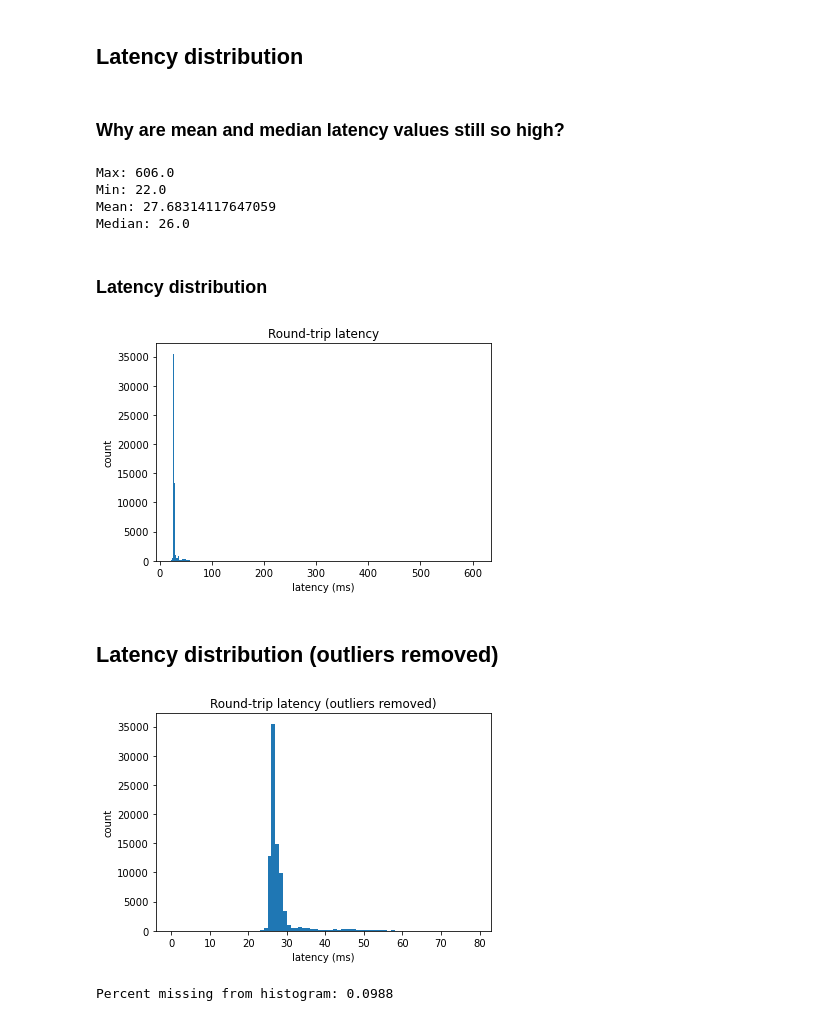
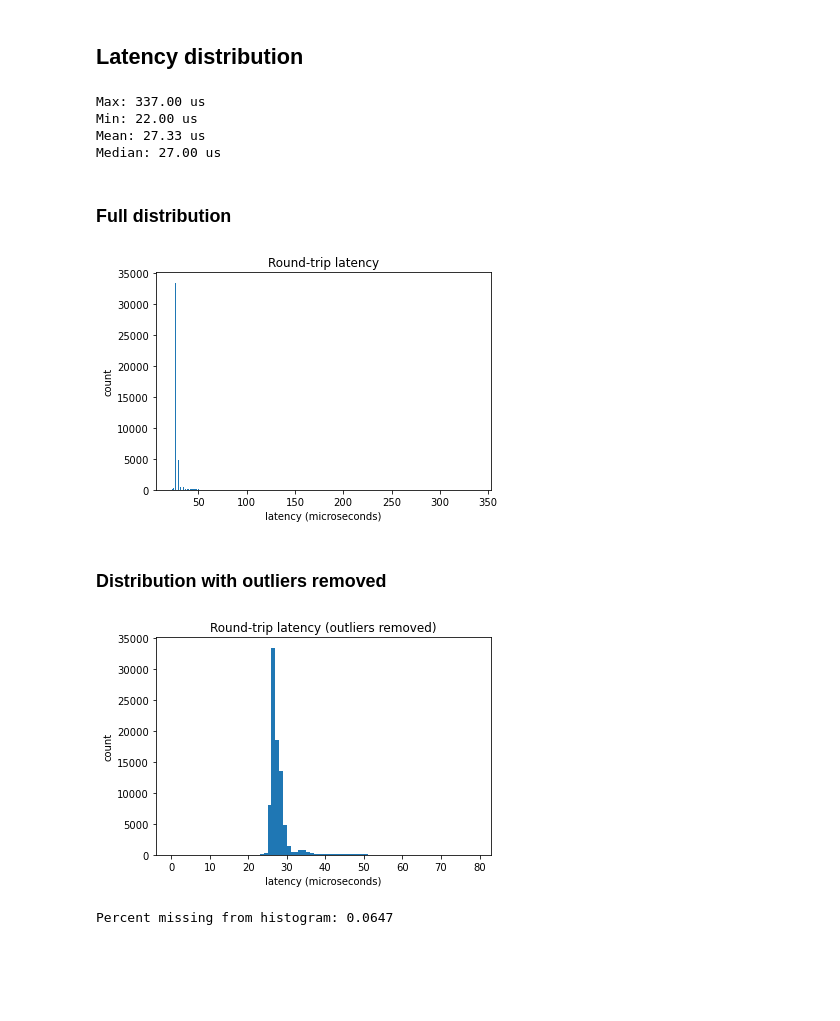
Before and after one commit to conormcgrory/realtime, a Jupyter notebook: basic_prototype/notebooks/examine_results.ipynb, the cells around one changed output. Drawn from its saved outputs; the diff is of its cells as text; code cells hidden in the pictures; blank space fills up the shorter version.

Commit message:
Fixed unit bug; changed latency units from milliseconds to microseconds

```diff
--- a/basic_prototype/notebooks/examine_results.ipynb
+++ b/basic_prototype/notebooks/examine_results.ipynb
@@ -21,7 +21,7 @@ with h5py.File(signal_fpath, 'r') as f:
 filter_fpath = '/Users/cmcgrory/park_lab/realtime/basic_prototype/python/output.h5'
 with h5py.File(filter_fpath, 'r') as f:
     filter_preds = f['filter_preds'][:]
-    rt_times_ms = f['rt_times_ms'][:]
+    rt_times_us = f['rt_times_us'][:]
 # %% [markdown]
 ## Plot true and predicted signal values
 # %%
@@ -46,47 +46,41 @@ ax_2.set(xlabel='index', ylabel='error');
 [figure]
 # %% [markdown]
 ## Latency distribution
-# %% [markdown]
-### Why are mean and median latency values still so high?
 # %%
-print(f'Max: {np.max(rt_times_ms)}')
-print(f'Min: {np.min(rt_times_ms)}')
-print(f'Mean: {np.mean(rt_times_ms)}')
-print(f'Median: {np.median(rt_times_ms)}')
+print(f'Max: {np.max(rt_times_us):.2f} us')
+print(f'Min: {np.min(rt_times_us):.2f} us')
+print(f'Mean: {np.mean(rt_times_us):.2f} us')
+print(f'Median: {np.median(rt_times_us):.2f} us')
 # %% [output]
-Max: 606.0
-Min: 22.0
-Mean: 27.68314117647059
-Median: 26.0
+Max: 337.00 us
+Min: 22.00 us
+Mean: 27.33 us
+Median: 27.00 us
 # %% [markdown]
-### Latency distribution
+### Full distribution
 # %%
 fig, ax = plt.subplots()
-ax.hist(rt_times_ms, bins=500)
-ax.set(xlabel='latency (ms)', ylabel='count')
+ax.hist(rt_times_us, bins=500)
+ax.set(xlabel='latency (microseconds)', ylabel='count')
 ax.set_title('Round-trip latency');
-
-plt.savefig('latency_python_full.png')
 # %% [output]
-[figure, old version]
+[figure, new version]
 # %% [markdown]
-## Latency distribution (outliers removed)
+### Distribution with outliers removed
 # %%
 # Max. value for histogram (all larger values will be excluded)
 hist_min = 0
 hist_max = 80
 
 fig, ax = plt.subplots()
-ax.hist(rt_times_ms, bins=range(hist_min, hist_max))
-ax.set(xlabel='latency (ms)', ylabel='count')
+ax.hist(rt_times_us, bins=range(hist_min, hist_max))
+ax.set(xlabel='latency (microseconds)', ylabel='count')
 ax.set_title('Round-trip latency (outliers removed)');
-
-plt.savefig('latency_python_clipped.png')
 # %% [output]
-[figure, old version]
+[figure, new version]
 # %%
-idx_missing = (rt_times_ms < hist_min) | (rt_times_ms > hist_max)
-pct_missing = np.count_nonzero(idx_missing) / rt_times_ms.shape[0] * 100
+idx_missing = (rt_times_us < hist_min) | (rt_times_us > hist_max)
+pct_missing = np.count_nonzero(idx_missing) / rt_times_us.shape[0] * 100
 print(f'Percent missing from histogram: {pct_missing:.4f}')
 # %% [output]
-Percent missing from histogram: 0.0988
+Percent missing from histogram: 0.0647
```
Also changed, not shown: parts of 1 cell of this notebook, 2 other files.
